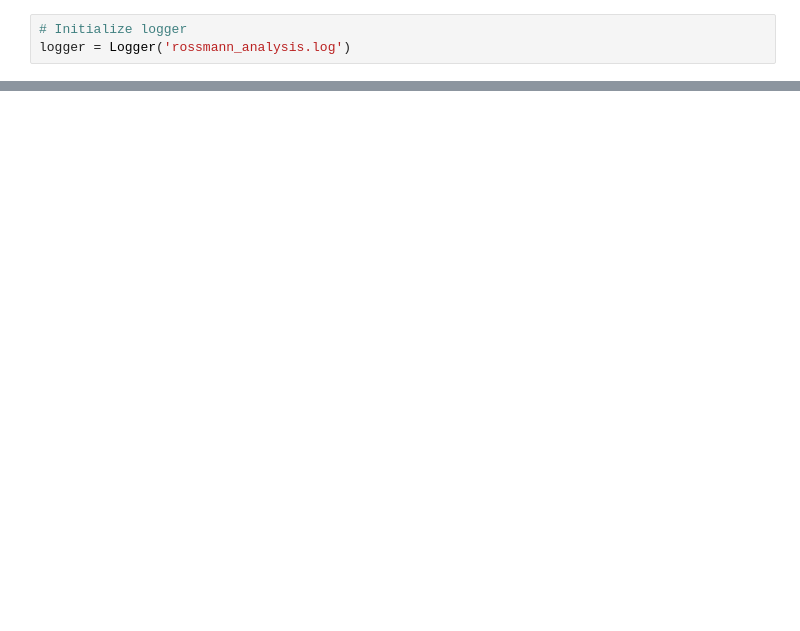
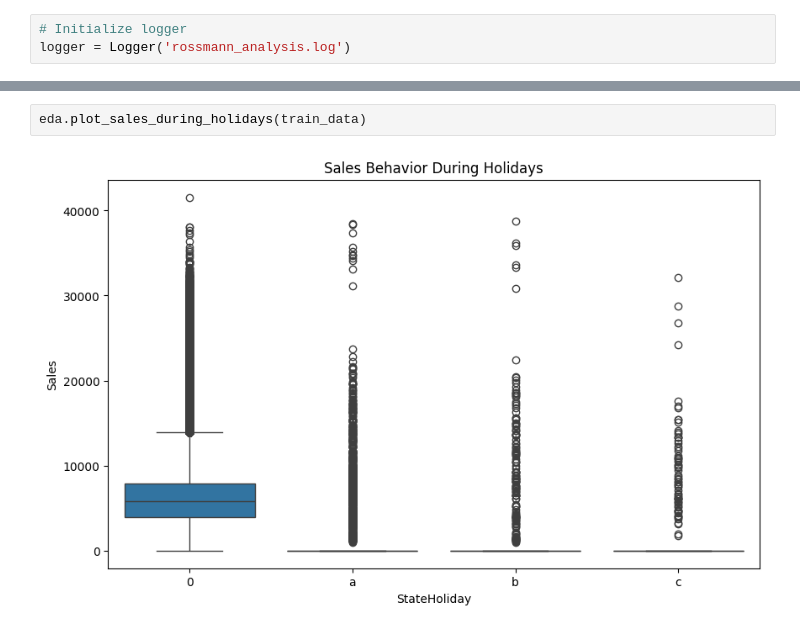
Before and after one commit to shewanek/sales-prediction_week-4, a Jupyter notebook: notebooks/eda.ipynb, the cells around one changed output, grey strips where cells are left out. Cells and saved outputs as stored; diff of their text form; blank space fills up the shorter version.

```diff
--- a/notebooks/eda.ipynb
+++ b/notebooks/eda.ipynb
@@ -53,0 +63,4 @@ logger.log('Data cleaning complete.')
+# %%
+eda.plot_sales_during_holidays(train_data)
+# %% [output]
+[figure, added]
```
Also changed, not shown: parts of 11 cells of this notebook, 3 other files.
